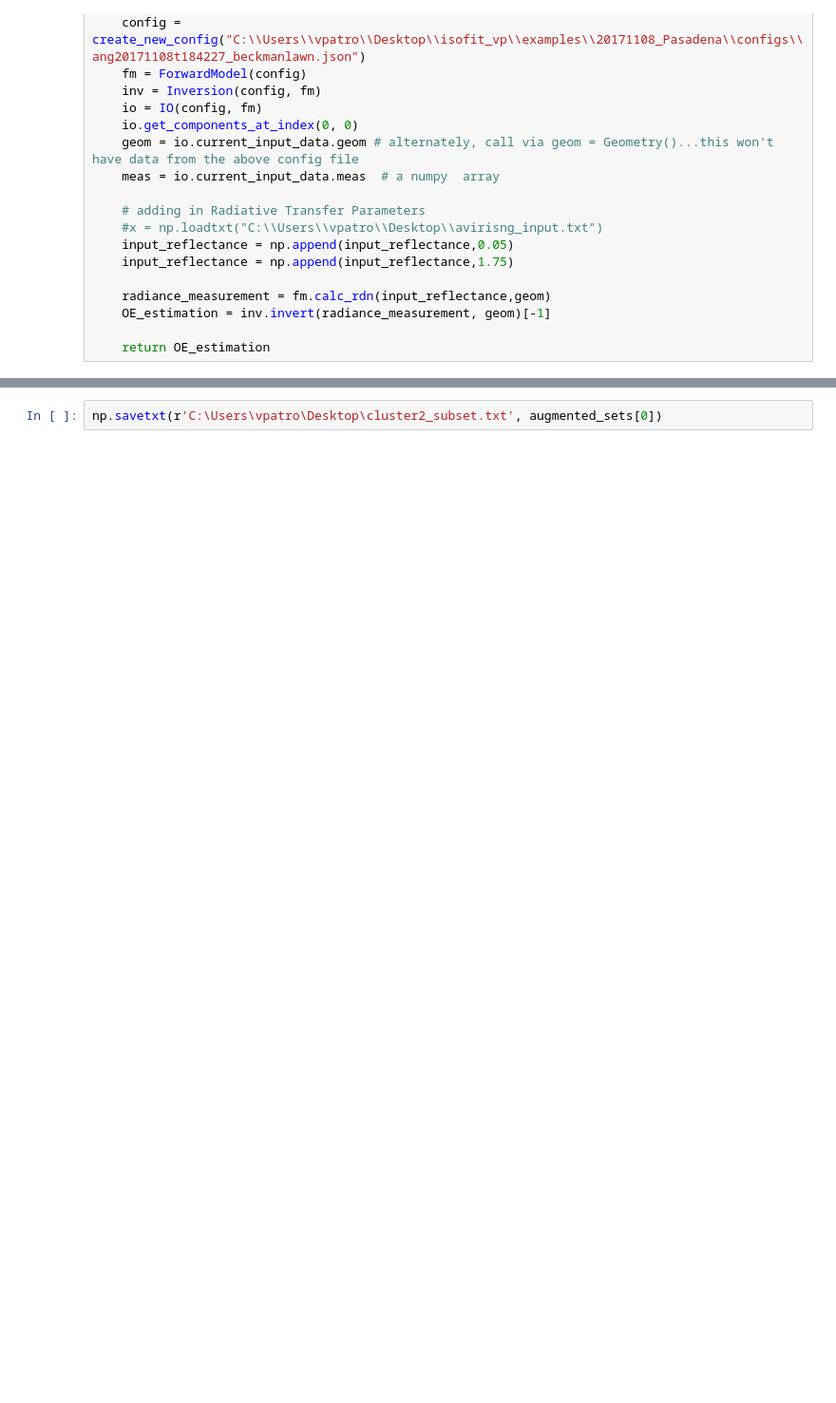
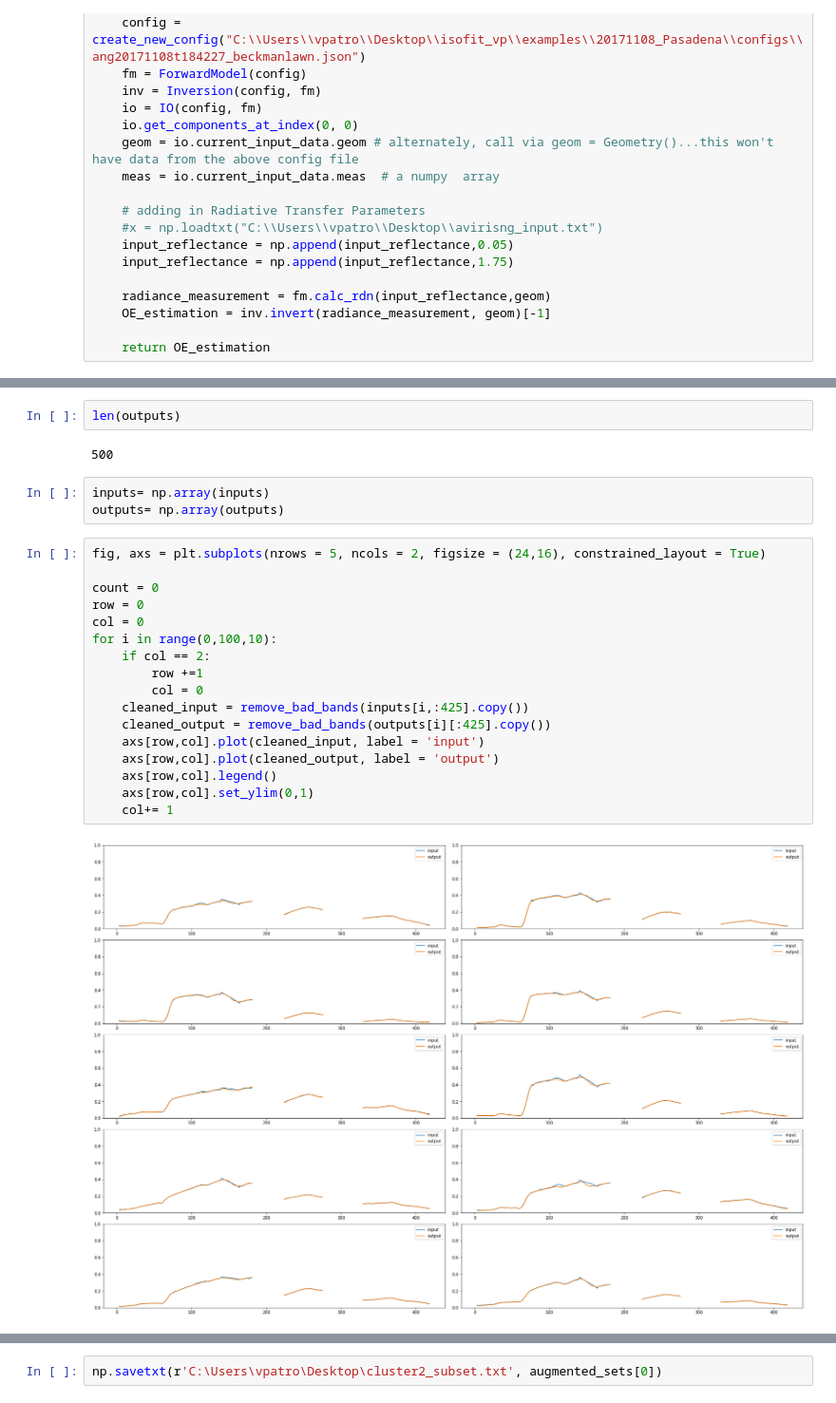
Before and after one commit to varunpatro1/OE-Reproducibility, a Jupyter notebook: ISOFIT/CL_2.ipynb, the cells around one changed output, grey strips where cells are left out. Shown at 95% size. Saved outputs shown, nothing was run; the diff lists cells and outputs as text; blank space fills up the shorter version.

```diff
--- a/ISOFIT/CL_2.ipynb
+++ b/ISOFIT/CL_2.ipynb
@@ -109,0 +137,26 @@ for i in range(10):
+# %%
+len(outputs)
+# %% [output]
+500
+# %%
+inputs= np.array(inputs)
+outputs= np.array(outputs)
+# %%
+fig, axs = plt.subplots(nrows = 5, ncols = 2, figsize = (24,16), constrained_layout = True)
+
+count = 0
+row = 0
+col = 0
+for i in range(0,100,10):
+    if col == 2:
+        row +=1
+        col = 0
+    cleaned_input = remove_bad_bands(inputs[i,:425].copy())
+    cleaned_output = remove_bad_bands(outputs[i][:425].copy())
+    axs[row,col].plot(cleaned_input, label = 'input')
+    axs[row,col].plot(cleaned_output, label = 'output')
+    axs[row,col].legend()
+    axs[row,col].set_ylim(0,1)
+    col+= 1
+# %% [output]
+[figure, added]
```
Also changed, not shown: parts of 16 cells of this notebook, 7 other files.
